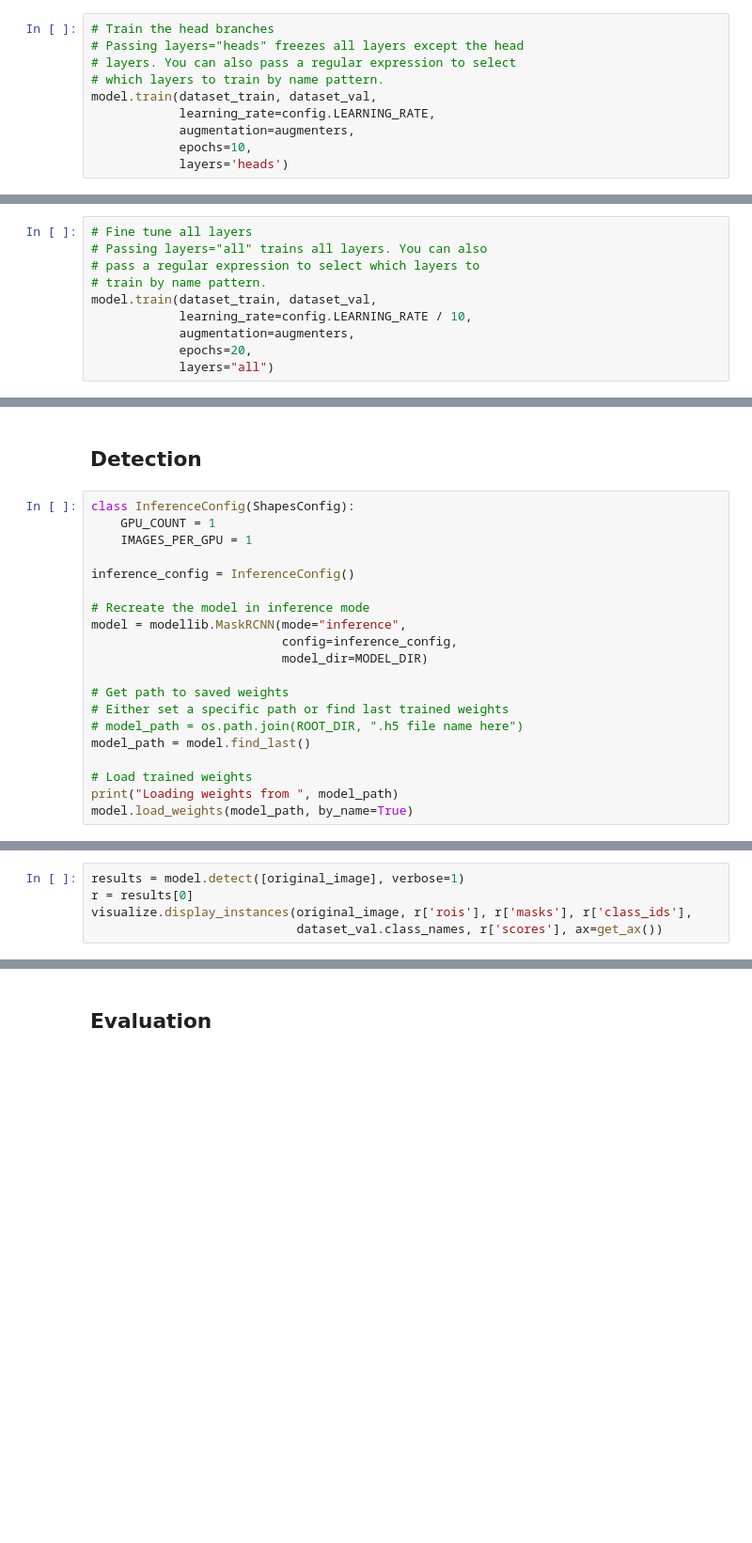
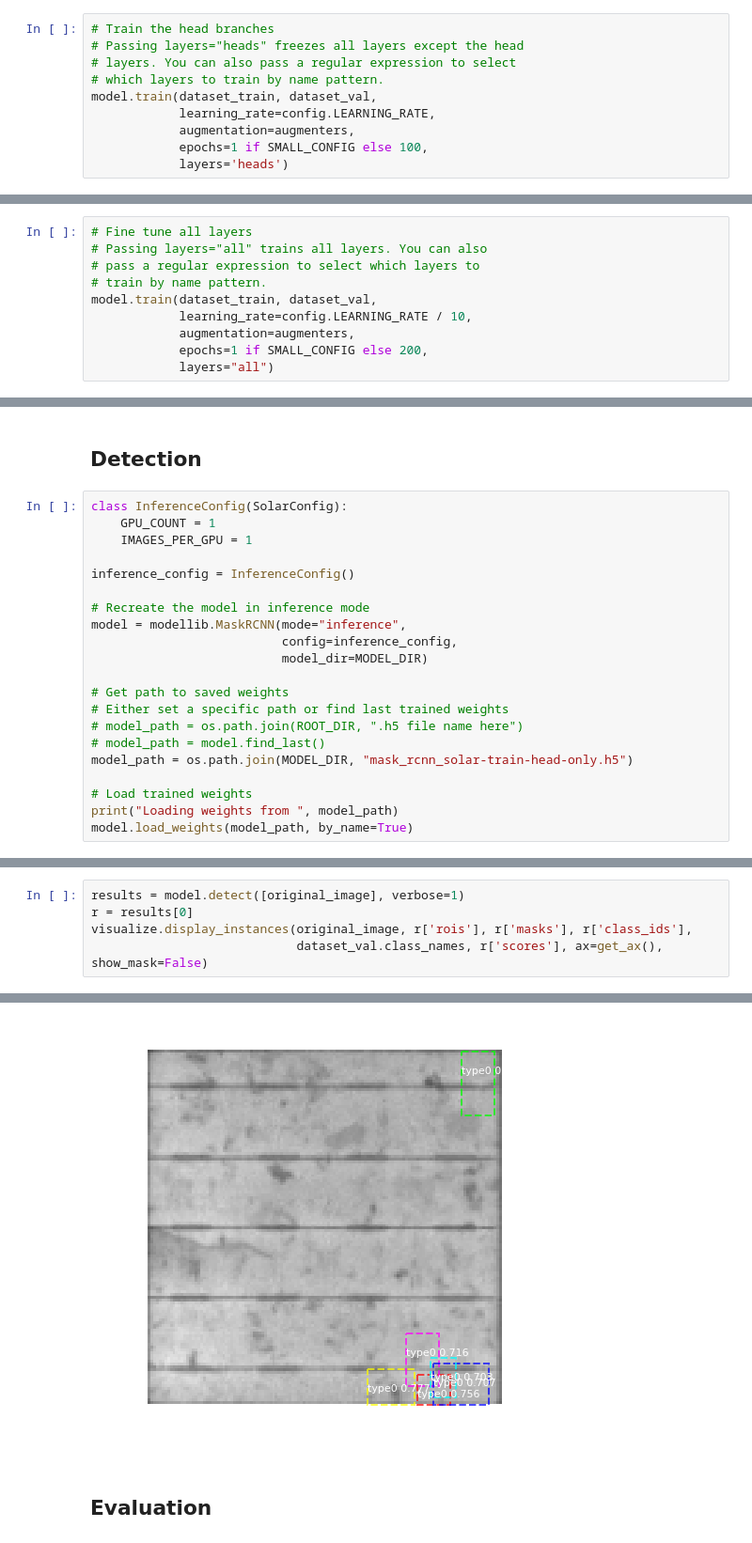
Before and after one commit to viibridges/Mask_RCNN, a Jupyter notebook: samples/solar/train_solar.ipynb, the cells around one changed output, grey strips where cells are left out. Shown at 94% size. Saved outputs shown, nothing was run; the diff lists cells and outputs as text; blank space fills up the shorter version.

```diff
--- a/samples/solar/train_solar.ipynb
+++ b/samples/solar/train_solar.ipynb
@@ -197,7 +187,7 @@ augmenters = iaa.Sequential([
 model.train(dataset_train, dataset_val,
             learning_rate=config.LEARNING_RATE,
             augmentation=augmenters,
-            epochs=10,
+            epochs=1 if SMALL_CONFIG else 100,
             layers='heads')
 # %% [output]
 Starting at epoch 0. LR=0.001
@@ -225,6 +221,6 @@ Epoch 10/10
 model.train(dataset_train, dataset_val,
             learning_rate=config.LEARNING_RATE / 10,
             augmentation=augmenters,
-            epochs=20,
+            epochs=1 if SMALL_CONFIG else 200,
             layers="all")
 # %% [output]
@@ -254,7 +250,7 @@ Epoch 12/20
 # %% [markdown]
 ## Detection
 # %%
-class InferenceConfig(ShapesConfig):
+class InferenceConfig(SolarConfig):
     GPU_COUNT = 1
     IMAGES_PER_GPU = 1
 
@@ -268,7 +264,8 @@ model = modellib.MaskRCNN(mode="inference",
 # Get path to saved weights
 # Either set a specific path or find last trained weights
 # model_path = os.path.join(ROOT_DIR, ".h5 file name here")
-model_path = model.find_last()
+# model_path = model.find_last()
+model_path = os.path.join(MODEL_DIR, "mask_rcnn_solar-train-head-only.h5")
 
 # Load trained weights
 print("Loading weights from ", model_path)
@@ -292,4 +301,5 @@ visualize.display_instances(original_image, gt_bbox, gt_mask, gt_class_id,
 results = model.detect([original_image], verbose=1)
 r = results[0]
 visualize.display_instances(original_image, r['rois'], r['masks'], r['class_ids'],
-                            dataset_val.class_names, r['scores'], ax=get_ax())
+                            dataset_val.class_names, r['scores'], ax=get_ax(), show_mask=False)
+# %% [output]
@@ -296,3 +311,4 @@ visualize.display_instances(original_image, r['rois'], r['masks'], r['class_ids'
+[figure, added]
 # %% [markdown]
 ## Evaluation
 # %%
```
Also changed, not shown: parts of 10 cells of this notebook, 3 other files.
